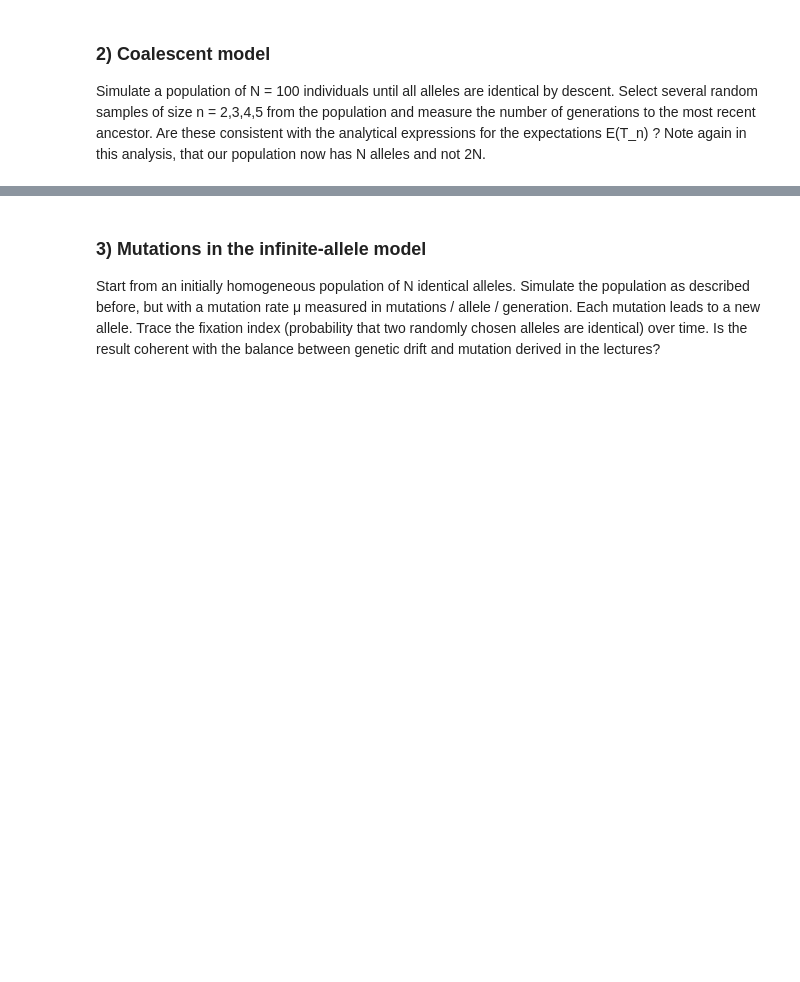
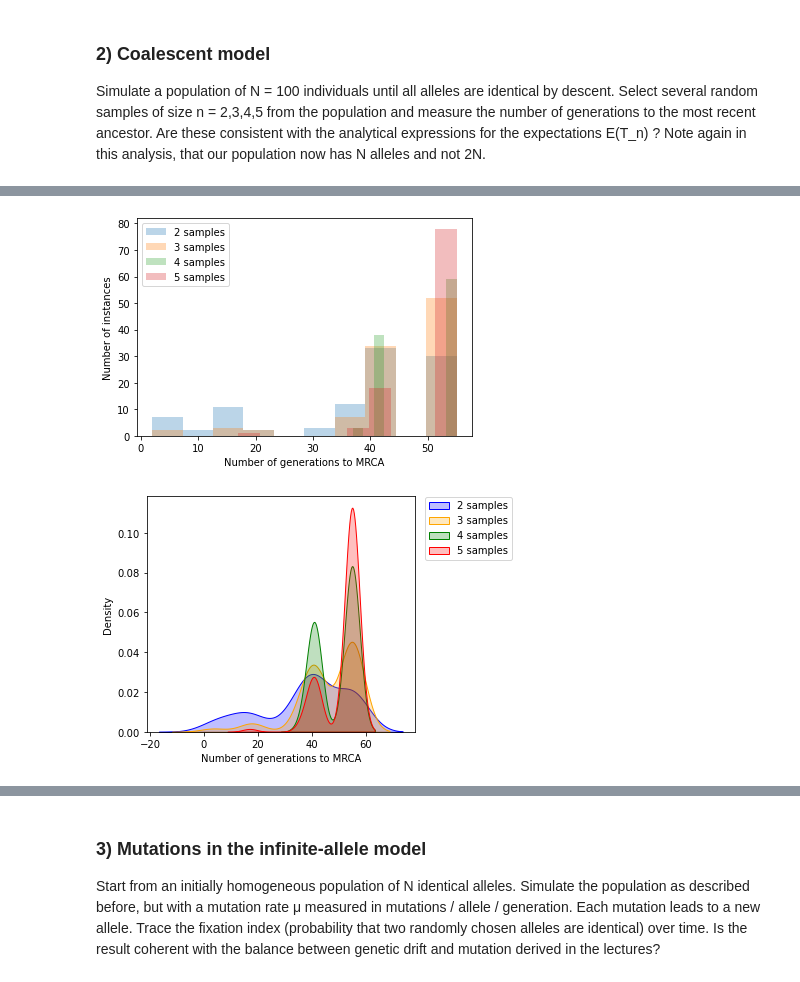
Before and after one commit to yann-zhong/GPOP-Project-YZ, a Jupyter notebook: Project_Yann_Zhong.ipynb, the cells around one changed output, grey strips where cells are left out. Saved outputs shown, nothing was run; the diff lists cells and outputs as text; code cells hidden in the pictures; blank space fills up the shorter version.

```diff
--- a/Project_Yann_Zhong.ipynb
+++ b/Project_Yann_Zhong.ipynb
@@ -379,18 +380,49 @@ Common ancestor found after 62 generations back
 # %%
 # Function to run MRCA search a fixed nb of times (ex 100)
 iterations = 100
 samples_nb = 2
 samples_nb_range = [2,3,4,5]
 
 def MRCA_mult(iterations,samples_nb,ancestors_n_indexes):
     MRCA_list = []
     for i in range(iterations):
         MRCA_res = find_MRCA(ancestors_n_indexes,samples_nb)      # Run MRCA searches for random samples a set nb of times
         MRCA_list.append(MRCA_res[2])                             # Keep MRCA each time
     return MRCA_list
 
 MRCA_mult_list = [MRCA_mult(iterations,samples_nb_range[i],coalescence_simulation) for i in range(len(samples_nb_range))]
 
 # Plot 4 overlapping histograms of diff/ colors to see average MRCA value?
 # Or simply average out MRCA over the nb of iterations for 2,3,4,5?
 # Also, should I try this on diff/ datasets?
+
+plt.figure()
+plt.hist(MRCA_mult_list[0],bins=10,alpha=0.3,label="2 samples")
+plt.hist(MRCA_mult_list[1],bins=10,alpha=0.3,label="3 samples")
+plt.hist(MRCA_mult_list[2],bins=10,alpha=0.3,label="4 samples")
+plt.hist(MRCA_mult_list[3],bins=10,alpha=0.3,label="5 samples")
+plt.xlabel("Number of generations to MRCA")
+plt.ylabel("Number of instances")
+plt.legend(loc='upper left')
+plt.show()
+
+# Function to find every distinct MRCA value and sort them
+def find_unique_MRCAs_sorted(MRCA_mult_list):
+    MRCA_mult_array = np.array(MRCA_mult_list)
+    MRCA_mult_list = list(MRCA_mult_array.flatten())
+
+    return sorted(list(set(MRCA_mult_list)))
+
+# Clean seaborn plot to have a density distribution
+fig, ax = plt.subplots()
+sns.kdeplot(MRCA_mult_list[0],shade=True,color="blue",label="2 samples")
+sns.kdeplot(MRCA_mult_list[1],shade=True,color="orange",label="3 samples")
+sns.kdeplot(MRCA_mult_list[2],shade=True,color="green",label="4 samples")
+sns.kdeplot(MRCA_mult_list[3],shade=True,color="red",label="5 samples")
+ax.legend(bbox_to_anchor=(1.02, 1.02), loc='upper left')
+plt.xlabel("Number of generations to MRCA")
+plt.tight_layout()
+plt.show()
+# %% [output]
+[figure, added]
+[figure, added]
```
Also changed, not shown: parts of 11 cells of this notebook, 1 other file.
